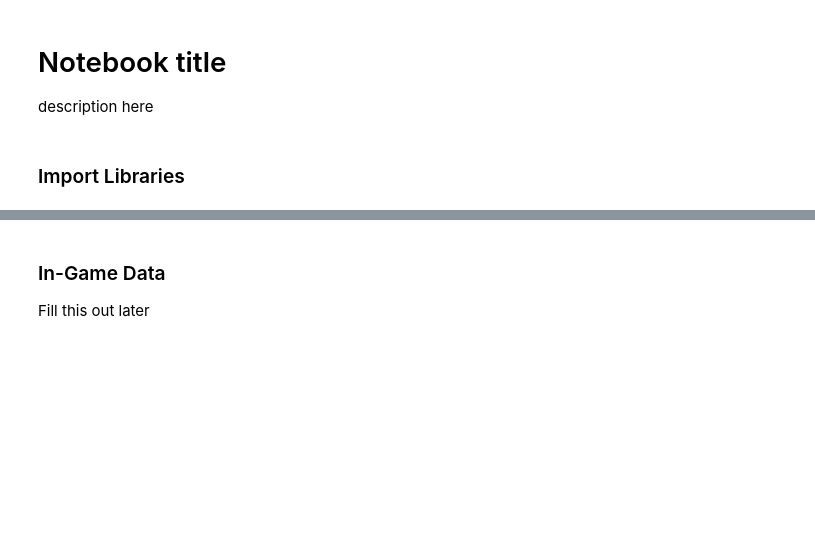
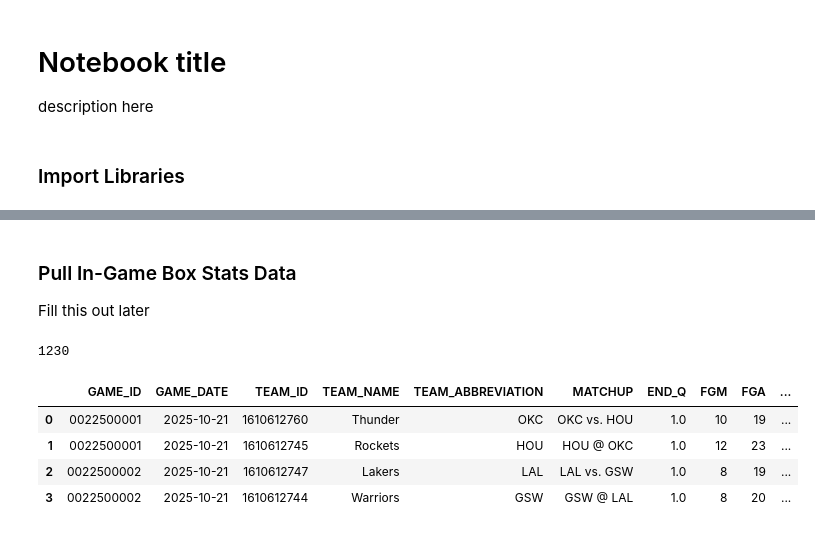
Before and after one commit to brad-hof/Milestone2, a Jupyter notebook: Notebooks/nba_stats_data.ipynb, the cells around one changed output, grey strips where cells are left out. Cells and saved outputs as stored; diff of their text form; code cells hidden in the pictures; blank space fills up the shorter version.

```diff
--- a/Notebooks/nba_stats_data.ipynb
+++ b/Notebooks/nba_stats_data.ipynb
@@ -106,4 +194,20 @@ test4.to_csv("../data/roll-avg-only(15GAME).csv", index=False)
 # %% [markdown]
-### In-Game Data
+### Pull In-Game Box Stats Data
 
 Fill this out later
+# %%
+all_ids = test["GAME_ID"].unique().tolist()
+len(all_ids)
+# %% [output]
+1230
+# %%
+##### Pull for end of Q1 (takes about 20min)
+q1_df = pull_in_game_box_stats(all_ids, start_period=1, end_period=1, range_type=1)
+q1_df_final = merge_in_game_stats(test, q1_df)
+q1_df_final.head(4)
+# %% [output]
+|  | GAME_ID | GAME_DATE | TEAM_ID | TEAM_NAME | TEAM_ABBREVIATION | MATCHUP | END_Q | FGM | FGA | ... |
+| 0 | 0022500001 | 2025-10-21 | 1610612760 | Thunder | OKC | OKC vs. HOU | 1.0 | 10 | 19 | ... |
+| 1 | 0022500001 | 2025-10-21 | 1610612745 | Rockets | HOU | HOU @ OKC | 1.0 | 12 | 23 | ... |
+| 2 | 0022500002 | 2025-10-21 | 1610612747 | Lakers | LAL | LAL vs. GSW | 1.0 | 8 | 19 | ... |
+| 3 | 0022500002 | 2025-10-21 | 1610612744 | Warriors | GSW | GSW @ LAL | 1.0 | 8 | 20 | ... |
```
Also changed, not shown: parts of 14 cells of this notebook, 9 other files.
